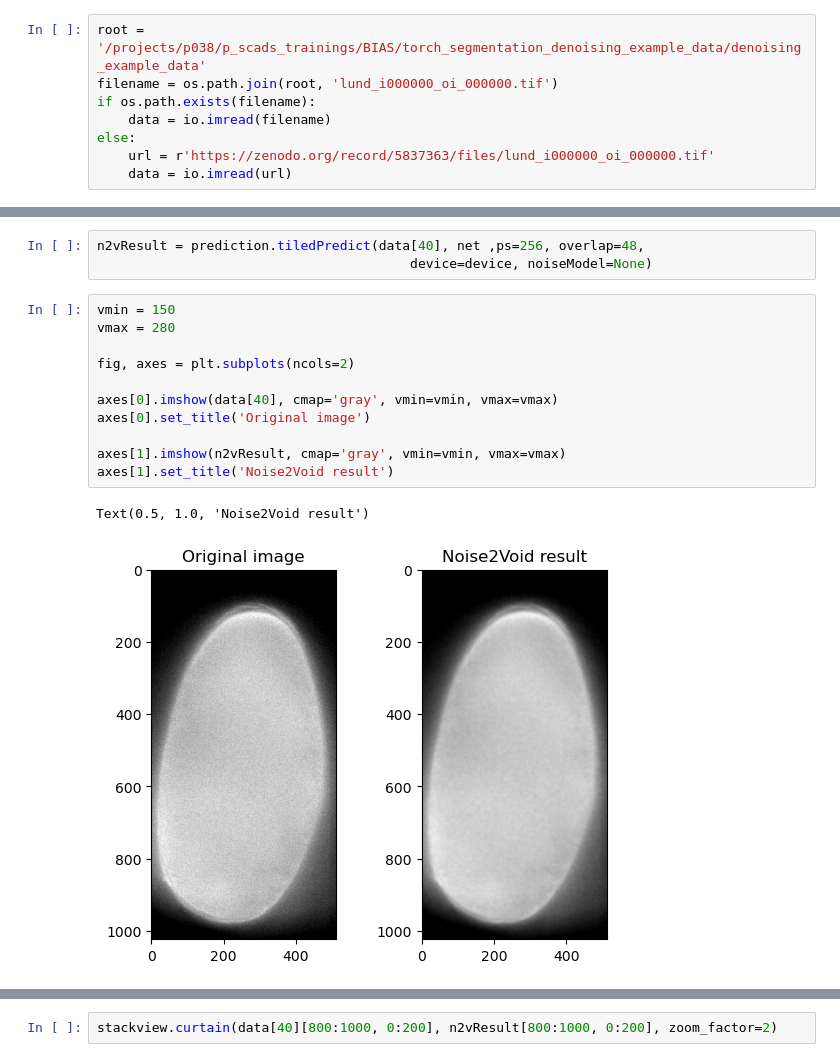
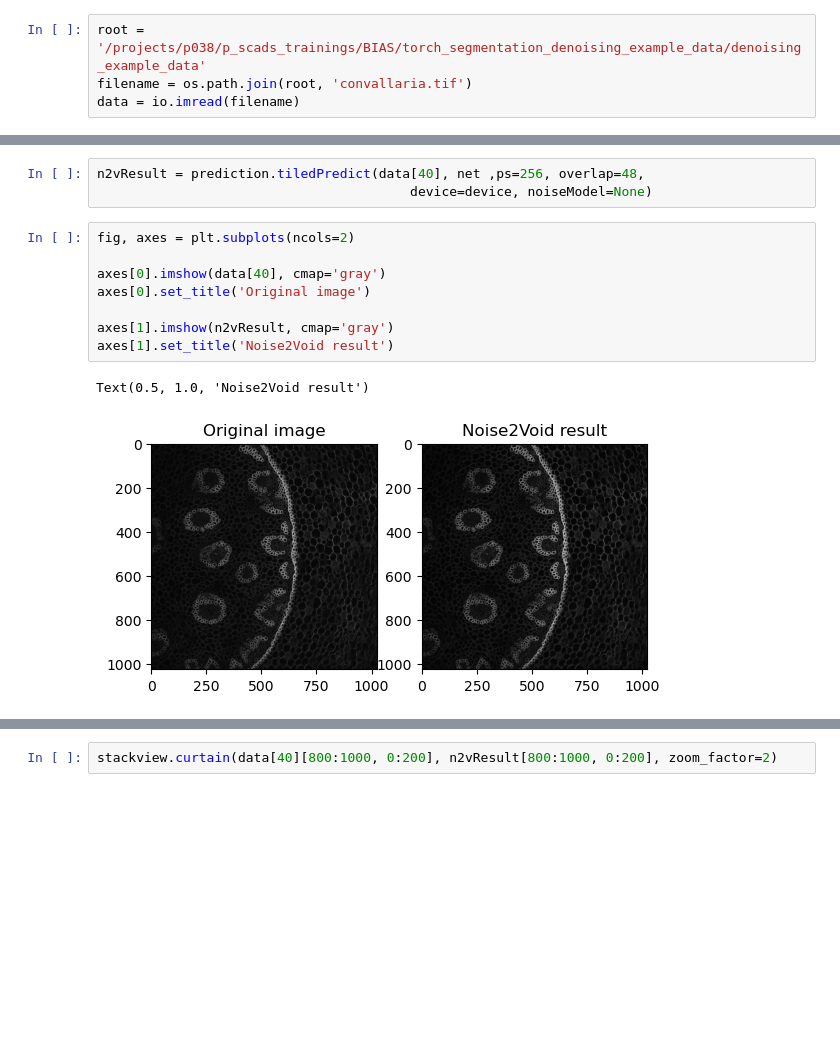
Before and after one commit to BiAPoL/PoL-BioImage-Analysis-TS-GPU-Accelerated-Image-Analysis, a Jupyter notebook: docs/70_AI_Segmentation_Denoising/02_Noise2Void.ipynb, the cells around one changed output, grey strips where cells are left out. Cells and saved outputs as stored; diff of their text form; blank space fills up the shorter version.

Commit message:
Used local data rather than downloaded

```diff
--- a/docs/70_AI_Segmentation_Denoising/02_Noise2Void.ipynb
+++ b/docs/70_AI_Segmentation_Denoising/02_Noise2Void.ipynb
@@ -34,9 +34,5 @@ CUDA available? True
 As a training dataset, we'll use [this data](https://zenodo.org/record/5837363) of a developing tribolium embryo.
 # %%
 root = '/projects/p038/p_scads_trainings/BIAS/torch_segmentation_denoising_example_data/denoising_example_data'
-filename = os.path.join(root, 'lund_i000000_oi_000000.tif')
-if os.path.exists(filename):
-    data = io.imread(filename)
-else:
-    url = r'https://zenodo.org/record/5837363/files/lund_i000000_oi_000000.tif'
-    data = io.imread(url)
+filename = os.path.join(root, 'convallaria.tif')
+data = io.imread(filename)
@@ -87,19 +86,16 @@ Finished Training
 n2vResult = prediction.tiledPredict(data[40], net ,ps=256, overlap=48,
                                         device=device, noiseModel=None)
 # %%
-vmin = 150
-vmax = 280
-
 fig, axes = plt.subplots(ncols=2)
 
-axes[0].imshow(data[40], cmap='gray', vmin=vmin, vmax=vmax)
+axes[0].imshow(data[40], cmap='gray')
 axes[0].set_title('Original image')
 
-axes[1].imshow(n2vResult, cmap='gray', vmin=vmin, vmax=vmax)
+axes[1].imshow(n2vResult, cmap='gray')
 axes[1].set_title('Noise2Void result')
 # %% [output]
 Text(0.5, 1.0, 'Noise2Void result')
-[figure, old version]
+[figure, new version]
 # %%
 fig, axes = plt.subplots(ncols=2)
 
```
Also changed, not shown: parts of 7 cells of this notebook, 2 other files.
